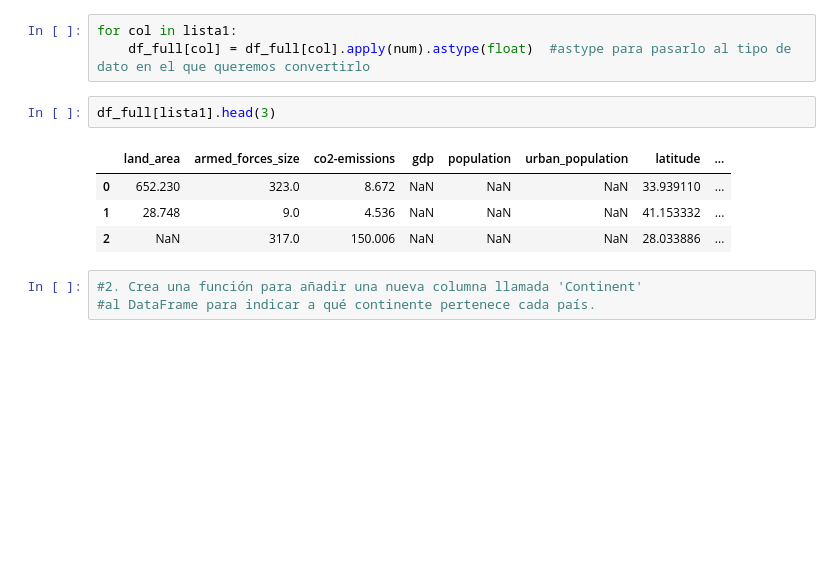
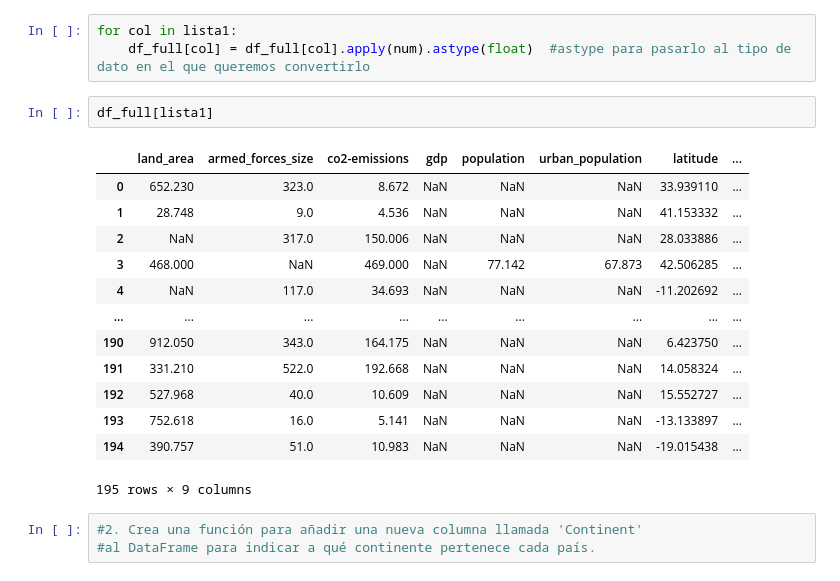
Before and after one commit to mtoledo-rgb/pairs_veronica-mireia_mod-3-1, a Jupyter notebook: pairs_mod-3-5_gruopby-apply.ipynb, the cells around one changed output. Cells and saved outputs as stored; diff of their text form; blank space fills up the shorter version.

```diff
--- a/pairs_mod-3-5_gruopby-apply.ipynb
+++ b/pairs_mod-3-5_gruopby-apply.ipynb
@@ -34,12 +38,21 @@ lista1 = ['land_area', 'armed_forces_size', 'co2-emissions', 'gdp', 'population'
 for col in lista1:
     df_full[col] = df_full[col].apply(num).astype(float)  #astype para pasarlo al tipo de dato en el que queremos convertirlo
 # %%
-df_full[lista1].head(3)
+df_full[lista1]
 # %% [output]
 |  | land_area | armed_forces_size | co2-emissions | gdp | population | urban_population | latitude | ... |
 | 0 | 652.230 | 323.0 | 8.672 | NaN | NaN | NaN | 33.939110 | ... |
 | 1 | 28.748 | 9.0 | 4.536 | NaN | NaN | NaN | 41.153332 | ... |
 | 2 | NaN | 317.0 | 150.006 | NaN | NaN | NaN | 28.033886 | ... |
+| 3 | 468.000 | NaN | 469.000 | NaN | 77.142 | 67.873 | 42.506285 | ... |
+| 4 | NaN | 117.0 | 34.693 | NaN | NaN | NaN | -11.202692 | ... |
+| ... | ... | ... | ... | ... | ... | ... | ... | ... |
+| 190 | 912.050 | 343.0 | 164.175 | NaN | NaN | NaN | 6.423750 | ... |
+| 191 | 331.210 | 522.0 | 192.668 | NaN | NaN | NaN | 14.058324 | ... |
+| 192 | 527.968 | 40.0 | 10.609 | NaN | NaN | NaN | 15.552727 | ... |
+| 193 | 752.618 | 16.0 | 5.141 | NaN | NaN | NaN | -13.133897 | ... |
+| 194 | 390.757 | 51.0 | 10.983 | NaN | NaN | NaN | -19.015438 | ... |
+195 rows × 9 columns
 # %%
 #2. Crea una función para añadir una nueva columna llamada 'Continent'
 #al DataFrame para indicar a qué continente pertenece cada país.
```
Also changed, not shown: parts of 2 cells of this notebook.
